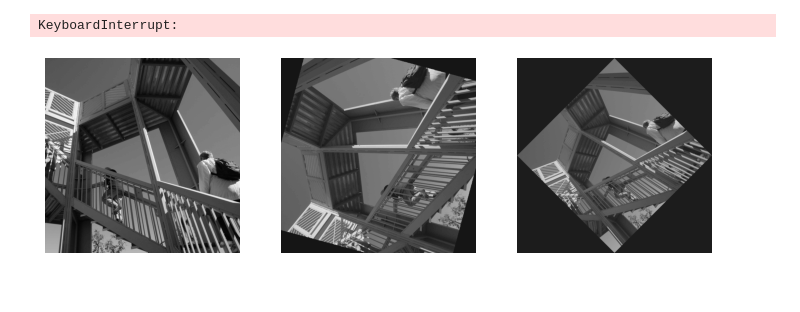
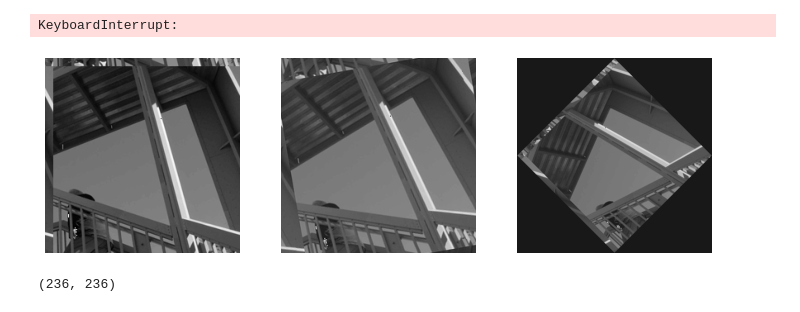
Before and after one commit to rgmueller/EPIDef, a Jupyter notebook: Network_Exploration.ipynb, the cells around one changed output. Saved outputs shown, nothing was run; the diff lists cells and outputs as text; code cells hidden in the pictures.

Commit message:
bit less translation, wrap instead of mirror

```diff
--- a/Network_Exploration.ipynb
+++ b/Network_Exploration.ipynb
@@ -564,19 +564,25 @@ Epoch 11/20
 KeyboardInterrupt:
 # %%
 from scipy import ndimage, misc
+import numpy as np
 import matplotlib.pyplot as plt
 fig = plt.figure(figsize=(10, 3))
 ax1, ax2, ax3 = fig.subplots(1, 3)
-img = misc.ascent()
-img_45 = ndimage.rotate(img, 75, reshape=False)
+img = misc.ascent()[138:-138, 138:-138]
+img = np.roll(img, 10, axis=(0,1))
+img_45 = ndimage.rotate(img, 10, reshape=False, mode='wrap')
 full_img_45 = ndimage.rotate(img, 45, reshape=True)
 ax1.imshow(img, cmap='gray')
 ax1.set_axis_off()
 ax2.imshow(img_45, cmap='gray')
 ax2.set_axis_off()
 ax3.imshow(full_img_45, cmap='gray')
 ax3.set_axis_off()
 fig.set_tight_layout(True)
 plt.show()
 # %% [output]
-[figure, old version]
+[figure, new version]
+# %%
+img.shape
+# %% [output]
+(236, 236)
```
Also changed, not shown: 2 other files.
